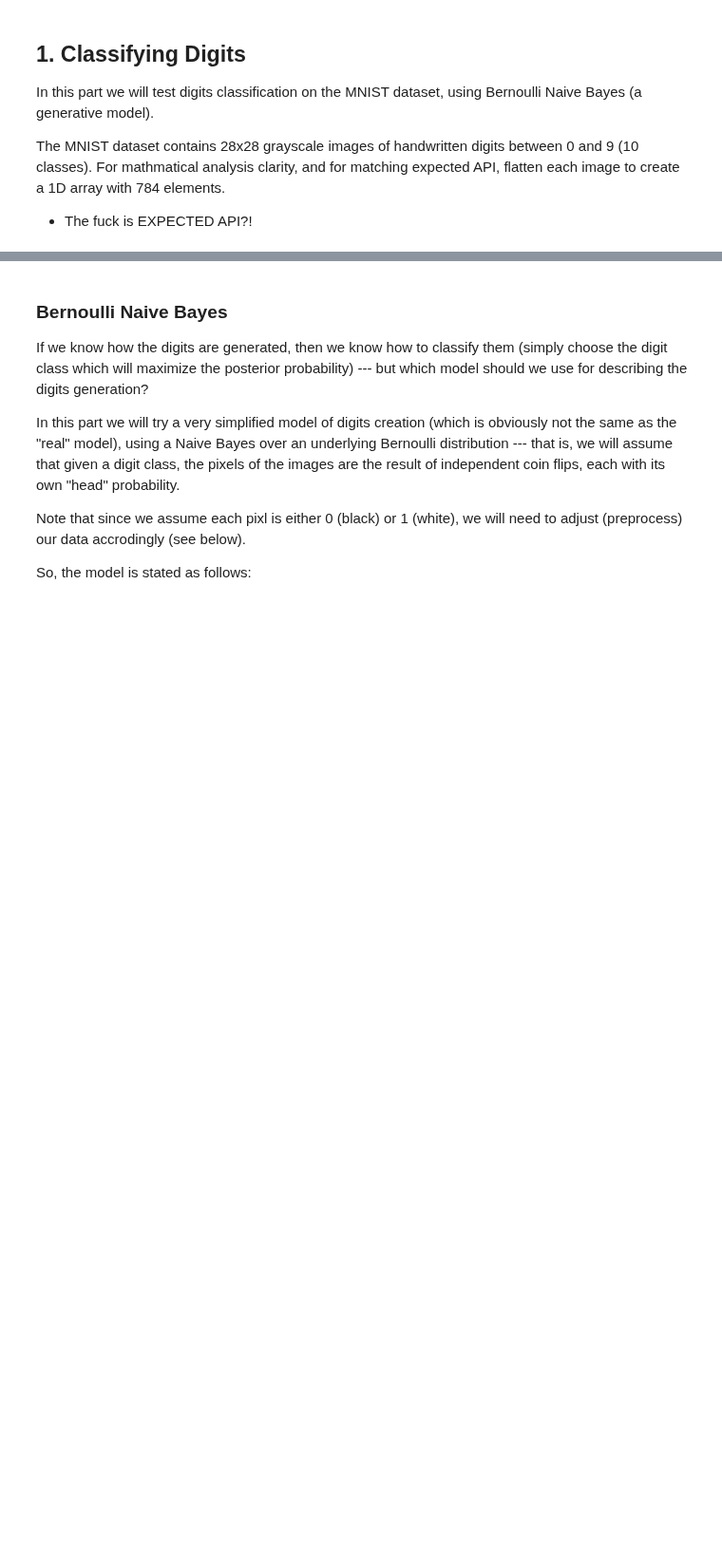
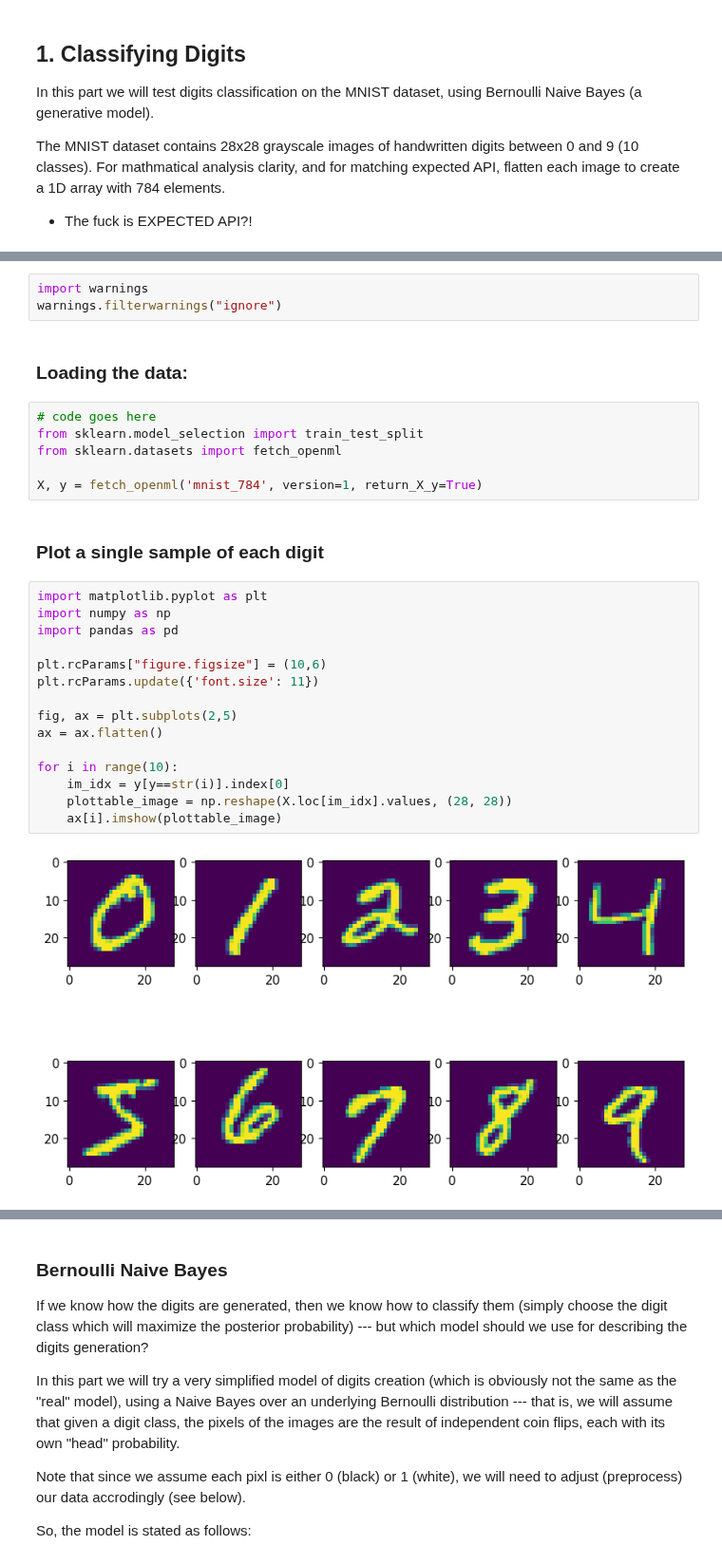
Before and after one commit to tryko/y_data_Itay_asaf_, a Jupyter notebook: Supervised_Learning/week_4/NB_exercise_Itay.ipynb, the cells around one changed output, grey strips where cells are left out. Shown at 95% size. Saved outputs shown, nothing was run; the diff lists cells and outputs as text; blank space fills up the shorter version.

```diff
--- a/Supervised_Learning/week_4/NB_exercise_Itay.ipynb
+++ b/Supervised_Learning/week_4/NB_exercise_Itay.ipynb
@@ -22,0 +21,30 @@ Finally, divide your data into train and test sets, using 1/7 of the data for te
+# %%
+import warnings
+warnings.filterwarnings("ignore")
+# %% [markdown]
+### Loading the data:
+# %%
+# code goes here
+from sklearn.model_selection import train_test_split
+from sklearn.datasets import fetch_openml
+
+X, y = fetch_openml('mnist_784', version=1, return_X_y=True)
+# %% [markdown]
+### Plot a single sample of each digit
+# %%
+import matplotlib.pyplot as plt
+import numpy as np
+import pandas as pd
+
+plt.rcParams["figure.figsize"] = (10,6)
+plt.rcParams.update({'font.size': 11})
+
+fig, ax = plt.subplots(2,5)
+ax = ax.flatten()
+
+for i in range(10):
+    im_idx = y[y==str(i)].index[0]
+    plottable_image = np.reshape(X.loc[im_idx].values, (28, 28))
+    ax[i].imshow(plottable_image)
+# %% [output]
+[figure, added]
```
Also changed, not shown: parts of 13 cells of this notebook.
